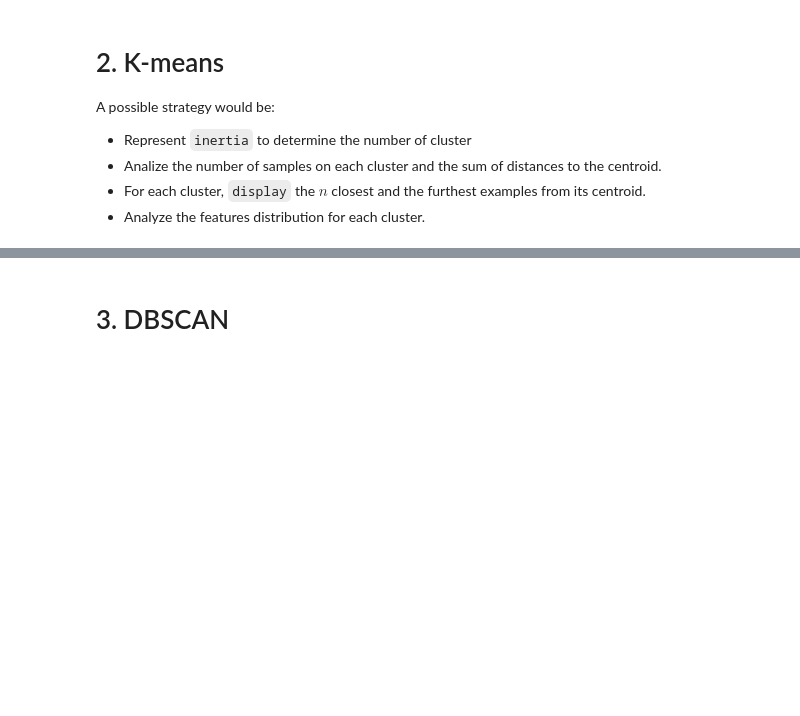
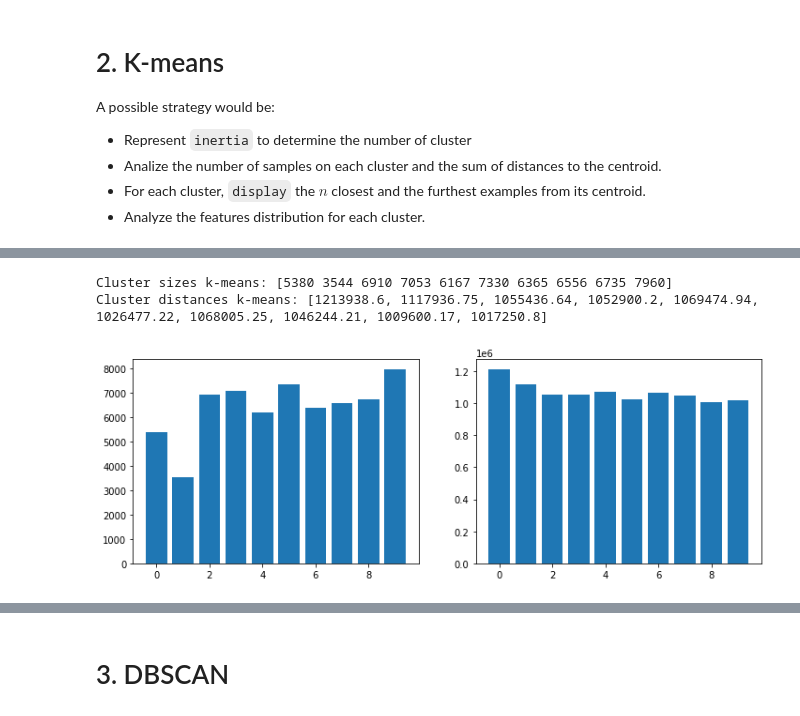
Before and after one commit to FelipeURJC/clustering, a Jupyter notebook: 01_realistic_example.ipynb, the cells around one changed output, grey strips where cells are left out. Saved outputs shown, nothing was run; the diff lists cells and outputs as text; code cells hidden in the pictures; blank space fills up the shorter version.

```diff
--- a/01_realistic_example.ipynb
+++ b/01_realistic_example.ipynb
@@ -73,14 +107,14 @@ marketing_data_encoded.head(5)
 from sklearn import preprocessing
 
 # convertimos el DataFrame al formato necesario para scikit-learn
-data = marketing_data_encoded.values
-
-y_visit      = data[:,-3]
-y_conversion = data[:,-2]
-y_spend      = data[:,-1]
-X = data[:,0:-3]    # nos quedamos con el resto
+y_visit      = marketing_data_encoded.visit
+y_conversion = marketing_data_encoded.conversion
+y_spend      = marketing_data_encoded.spend
+X = marketing_data_encoded.iloc[:,0:-3]    # nos quedamos con el resto
 
 feature_names = marketing_data_encoded.columns[0:-3].to_list()
 
 scaler = preprocessing.StandardScaler().fit(X)
 Xs = scaler.transform(X)
+
+X
@@ -126,24 +179,32 @@ plt.show()
 # %%
+def distance_to_center(X,c):
+    return np.sum( np.sum((X - c) ** 2, axis=1) )
+
 k = 10
 kmeans = KMeans(n_clusters=k, random_state=0)
 labels_km = kmeans.fit_predict(Xs)
 
 print("Cluster sizes k-means: {}".format(np.bincount(labels_km)))
 
 distances = []
-for c in kmeans.cluster_centers_:
-    d = np.sum( np.sum((Xs - c) ** 2, axis=1) )
+
+for l in np.unique(labels_km):
+    d = distance_to_center(Xs,kmeans.cluster_centers_[l])
     distances.append(d.round(2))
 
 print("Cluster distances k-means: {}".format(distances))
 
 plt.figure(figsize=(12,4))
 plt.subplot(121)
 plt.bar(range(k),np.bincount(labels_km))
 
 plt.subplot(122)
 plt.bar(range(k),distances)
 plt.show()
+# %% [output]
+Cluster sizes k-means: [5380 3544 6910 7053 6167 7330 6365 6556 6735 7960]
+Cluster distances k-means: [1213938.6, 1117936.75, 1055436.64, 1052900.2, 1069474.94, 1026477.22, 1068005.25, 1046244.21, 1009600.17, 1017250.8]
+[figure, added]
 # %%
 def close_to_far_from_center(X,centroid, n=5):
 
```
Also changed, not shown: parts of 12 cells of this notebook.
